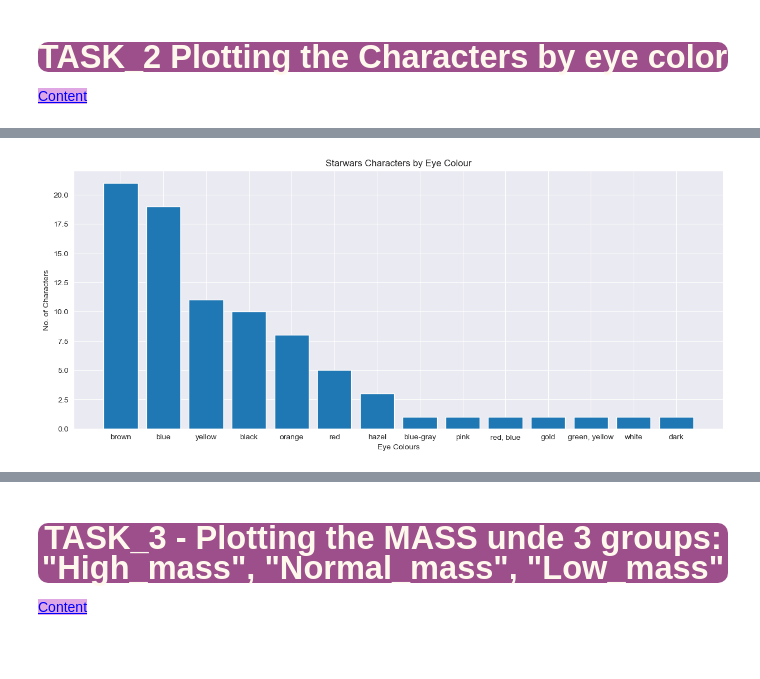
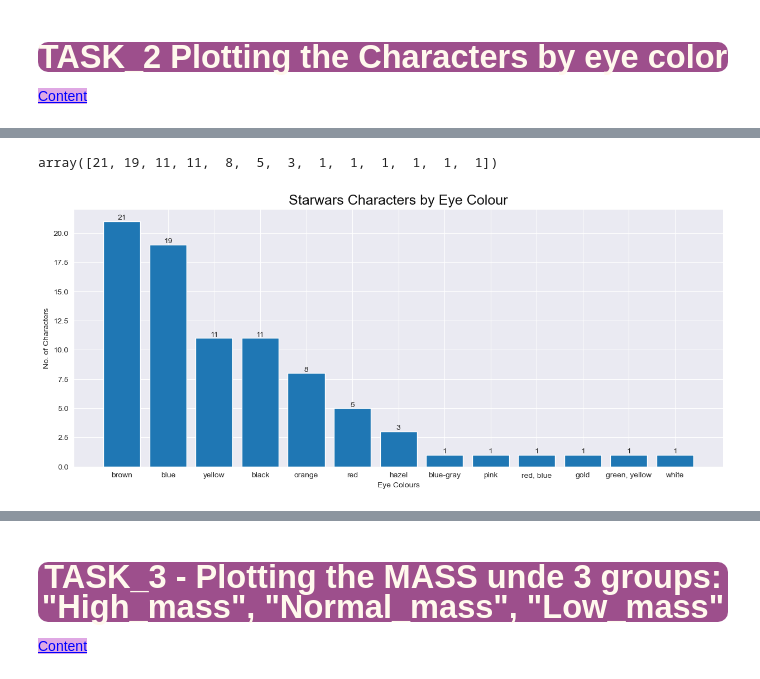
Before and after one commit to iceyisaak/clarusway_ds, a Jupyter notebook: DVwPy_Assignment_1_Star_Wars_Characters (matplotlib)_V02.ipynb, the cells around one changed output, grey strips where cells are left out. Drawn from its saved outputs; the diff is of its cells as text; code cells hidden in the pictures; blank space fills up the shorter version.

```diff
--- a/DVwPy_Assignment_1_Star_Wars_Characters (matplotlib)_V02.ipynb
+++ b/DVwPy_Assignment_1_Star_Wars_Characters (matplotlib)_V02.ipynb
@@ -332,0 +358,8 @@ style="color:blue; background-color:#dfa8e4" data-toggle="popover">Content</a>
+# %%
+# Clean 'eye_color' data
+
+df.loc[df['eye_color']=='dark','eye_color'] = 'black'
+
+eye_colours = df['eye_color'].value_counts()
+
+eye_colours
@@ -333,18 +382,21 @@ style="color:blue; background-color:#dfa8e4" data-toggle="popover">Content</a>
+# %%
+eye_colours.values
+#Y indicators shouldn't show decimal points
+# %% [output]
+array([21, 19, 11, 11,  8,  5,  3,  1,  1,  1,  1,  1,  1])
 # %%
 # with matplotlib
 
-eye_colours = df.eye_color.value_counts()
-
-
 plt.figure(figsize=(15, 6))
 
-plt.bar(eye_colours.index,eye_colours.values)
+eye_colours_chart = plt.bar(eye_colours.index,eye_colours.values)
 
-plt.title('Starwars Characters by Eye Colour')
+plt.title('Starwars Characters by Eye Colour', color='#101010', fontsize=18)
 plt.xlabel('Eye Colours')
 plt.ylabel('No. of Characters')
+plt.bar_label(eye_colours_chart)
 
 
 plt.show()
 # %% [output]
-[figure, old version]
+[figure, new version]
```
Also changed, not shown: parts of 38 cells of this notebook, 1 other file.
